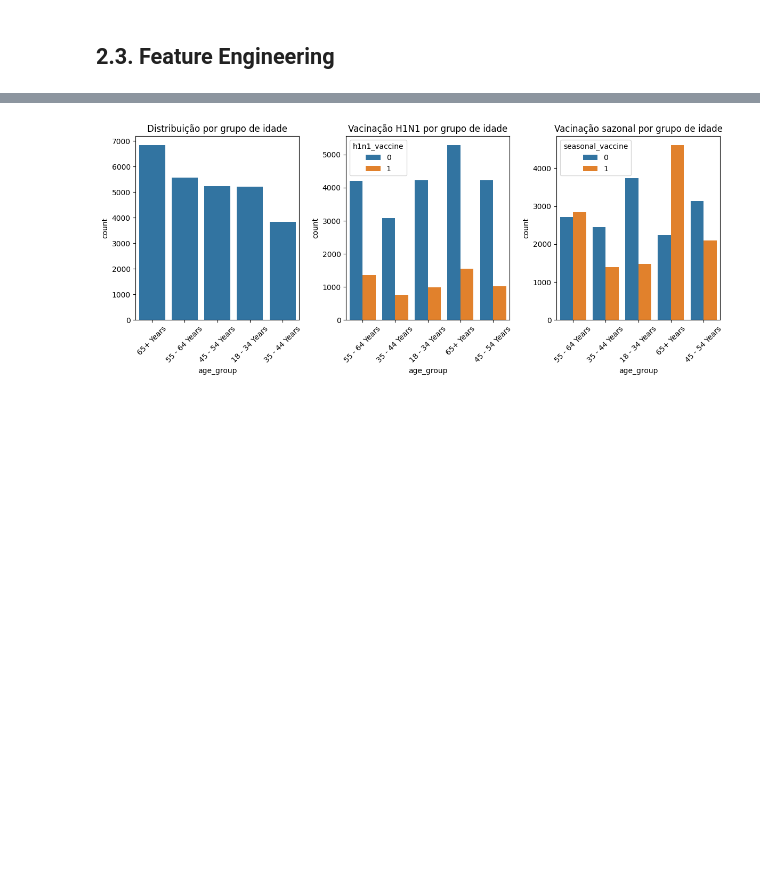
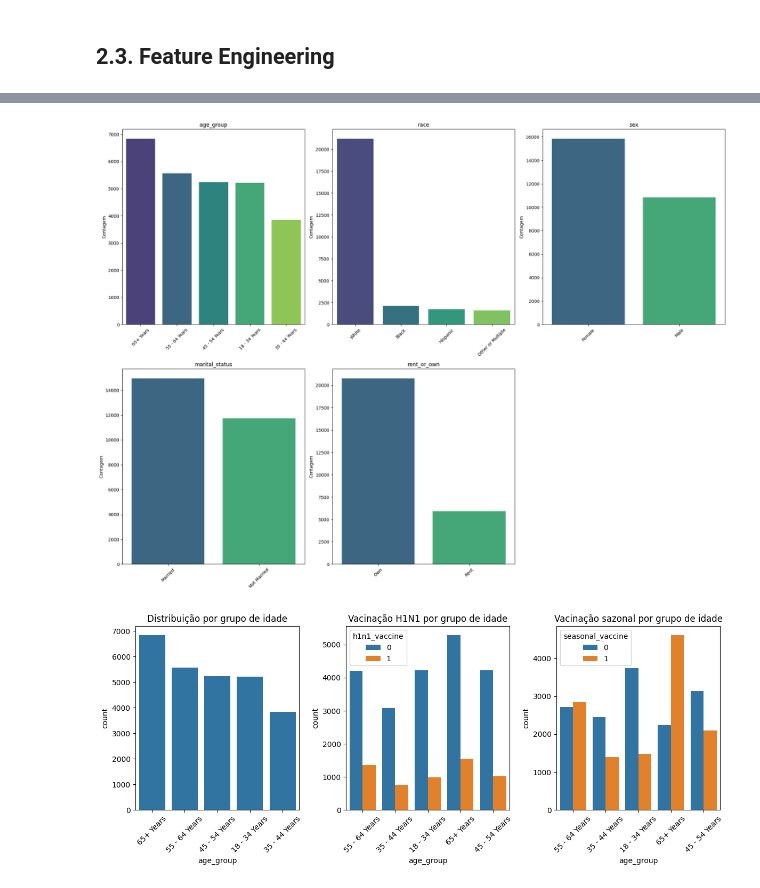
Before and after one commit to TiagoTuk/flu_shot_learning, a Jupyter notebook: notebooks/c2_feature_engeneering.ipynb, the cells around one changed output, grey strips where cells are left out. Drawn from its saved outputs; the diff is of its cells as text; code cells hidden in the pictures; blank space fills up the shorter version.

```diff
--- a/notebooks/c2_feature_engeneering.ipynb
+++ b/notebooks/c2_feature_engeneering.ipynb
@@ -358,3 +505,22 @@ df2.head()
+# %%
+n_cols = 3
+n_rows = int(len(cat_cols) / n_cols) + 1
+
+plt.figure(figsize=(20, 15))
+
+for i, col in enumerate(cat_cols, 1):
+    plt.subplot(n_rows, n_cols, i)
+    order = df4[col].value_counts().index
+    sns.countplot(data=df4, x=col, order=order, palette='viridis')
+    plt.title(col)
+    plt.xticks(rotation=45)
+    plt.xlabel('')
+    plt.ylabel('Contagem')
+
+plt.tight_layout()
+plt.show()
+# %% [output]
+[figure, added]
 # %%
 # age_group
 plt.figure(figsize=(12, 5))
```
Also changed, not shown: parts of 17 cells of this notebook.
